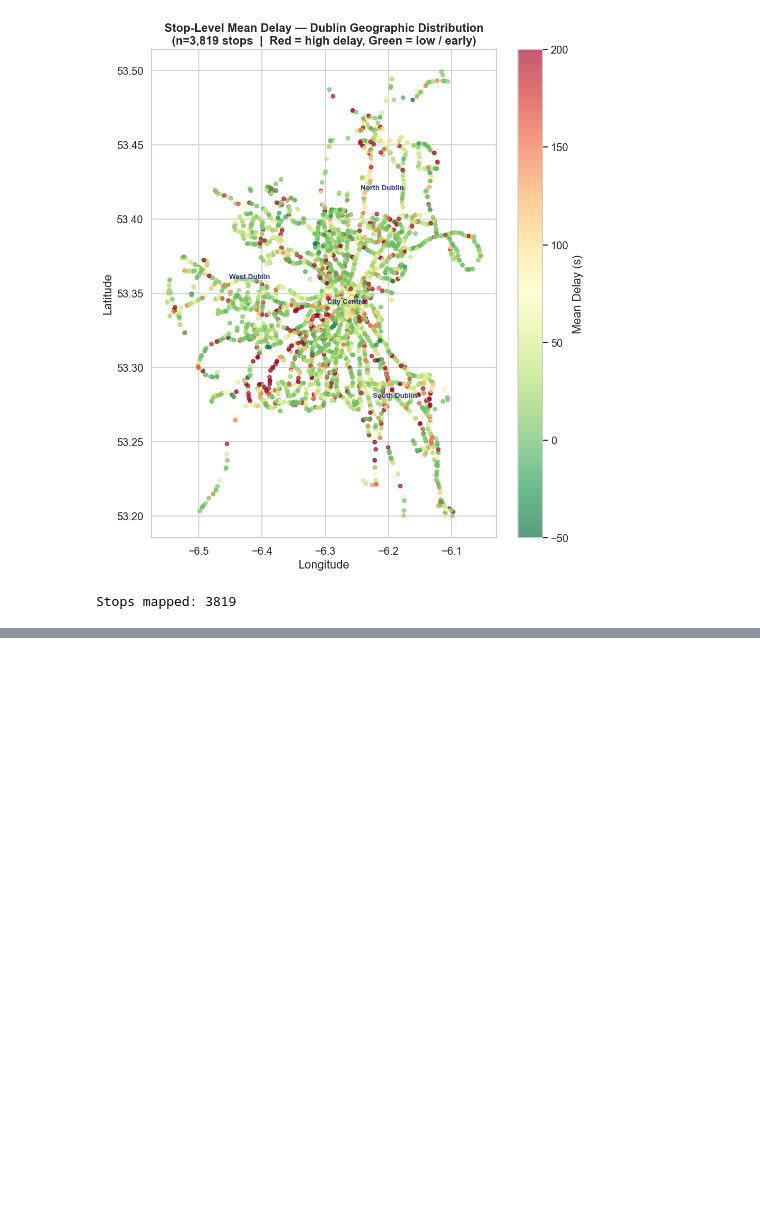
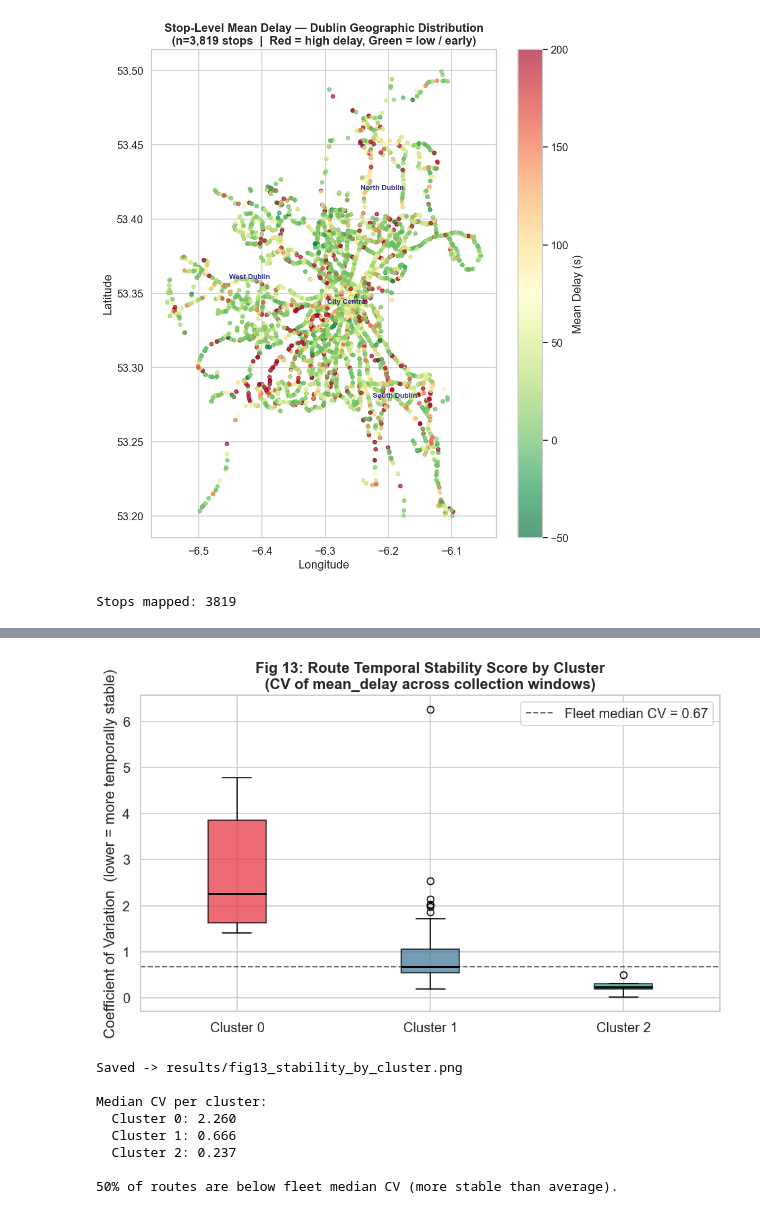
Before and after one commit to nifemihq/PAI-Project, a Jupyter notebook: presentation.ipynb, the cells around one changed output, grey strips where cells are left out. Saved outputs shown, nothing was run; the diff lists cells and outputs as text; code cells hidden in the pictures; blank space fills up the shorter version.

```diff
--- a/presentation.ipynb
+++ b/presentation.ipynb
@@ -965,0 +1094,52 @@ Stops mapped: 3819
+# %%
+# ── Fig 13: Stability score (CV) per cluster ─────────────────────────────────
+if not temporal_df.empty:
+    merged_s = temporal_df.merge(
+        cluster_map[["route_id", "cluster"]], on="route_id", how="inner"
+    )
+    merged_s = merged_s[merged_s.cluster != -1]
+    scores   = compute_stability_scores(merged_s)
+    scores   = scores.merge(cluster_map[["route_id","cluster"]], on="route_id", how="left")
+    scores   = scores[scores.n_windows >= 2]
+
+    clusters_s = sorted(scores.cluster.unique())
+    data_s     = [scores[scores.cluster == c]["cv"].values for c in clusters_s]
+    fleet_med  = scores["cv"].median()
+
+    fig, ax = plt.subplots(figsize=(8, 5))
+    bp = ax.boxplot(data_s, patch_artist=True,
+                    labels=[f"Cluster {c}" for c in clusters_s],
+                    medianprops={"color": "black", "lw": 1.8})
+    for patch, c in zip(bp["boxes"], clusters_s):
+        patch.set_facecolor(CLUSTER_COLORS[int(c) % len(CLUSTER_COLORS)])
+        patch.set_alpha(0.75)
+    ax.axhline(fleet_med, color="black", ls="--", lw=1.2, alpha=0.6,
+               label=f"Fleet median CV = {fleet_med:.2f}")
+    ax.set_ylabel("Coefficient of Variation  (lower = more temporally stable)")
+    ax.set_title(
+        "Fig 13: Route Temporal Stability Score by Cluster\n"
+        "(CV of mean_delay across collection windows)",
+        fontweight="bold",
+    )
+    ax.legend()
+    plt.tight_layout()
+    fig.savefig(RESULTS_DIR / "fig13_stability_by_cluster.png", dpi=150, bbox_inches="tight")
+    plt.show()
+    print("Saved -> results/fig13_stability_by_cluster.png")
+
+    print("\nMedian CV per cluster:")
+    for c in clusters_s:
+        med = scores[scores.cluster == c]["cv"].median()
+        print(f"  Cluster {c}: {med:.3f}")
+    stable_pct = (scores["cv"] < fleet_med).mean() * 100
+    print(f"\n{stable_pct:.0f}% of routes are below fleet median CV (more stable than average).")
+# %% [output]
+[figure, added]
+Saved -> results/fig13_stability_by_cluster.png
+
+Median CV per cluster:
+  Cluster 0: 2.260
+  Cluster 1: 0.666
+  Cluster 2: 0.237
+
+50% of routes are below fleet median CV (more stable than average).
```
Also changed, not shown: parts of 21 cells of this notebook, 9 other files.
